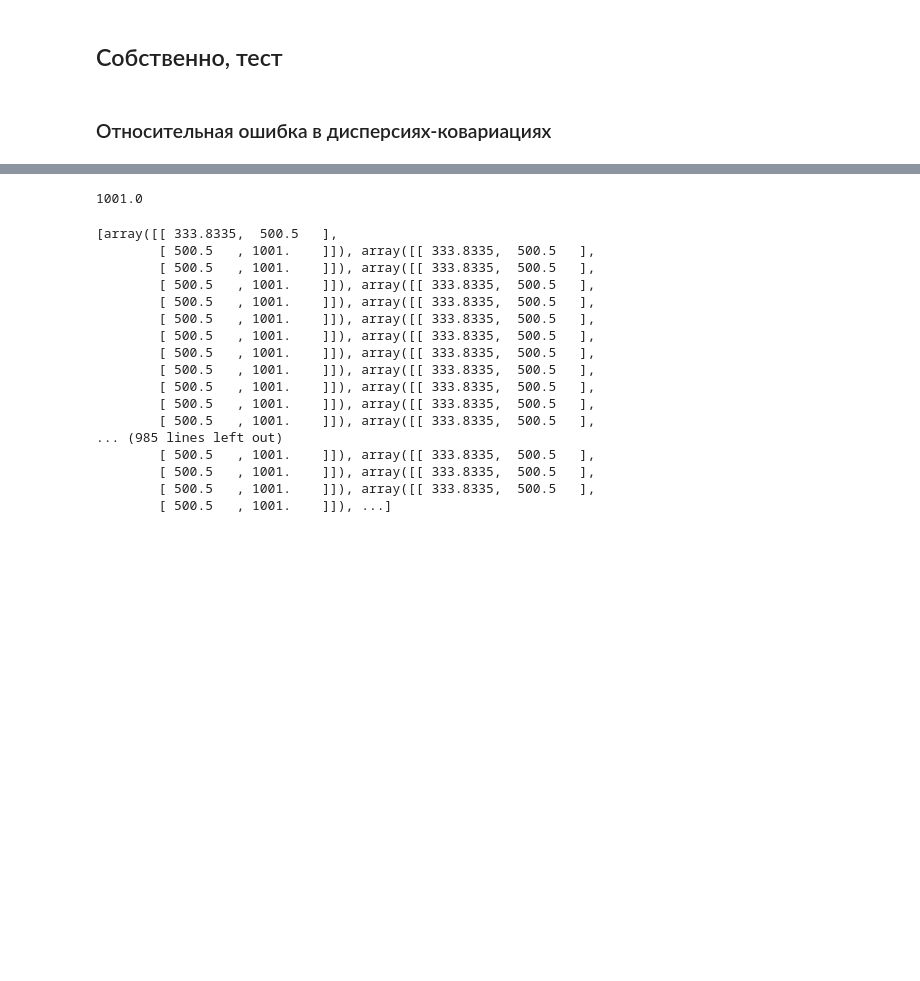
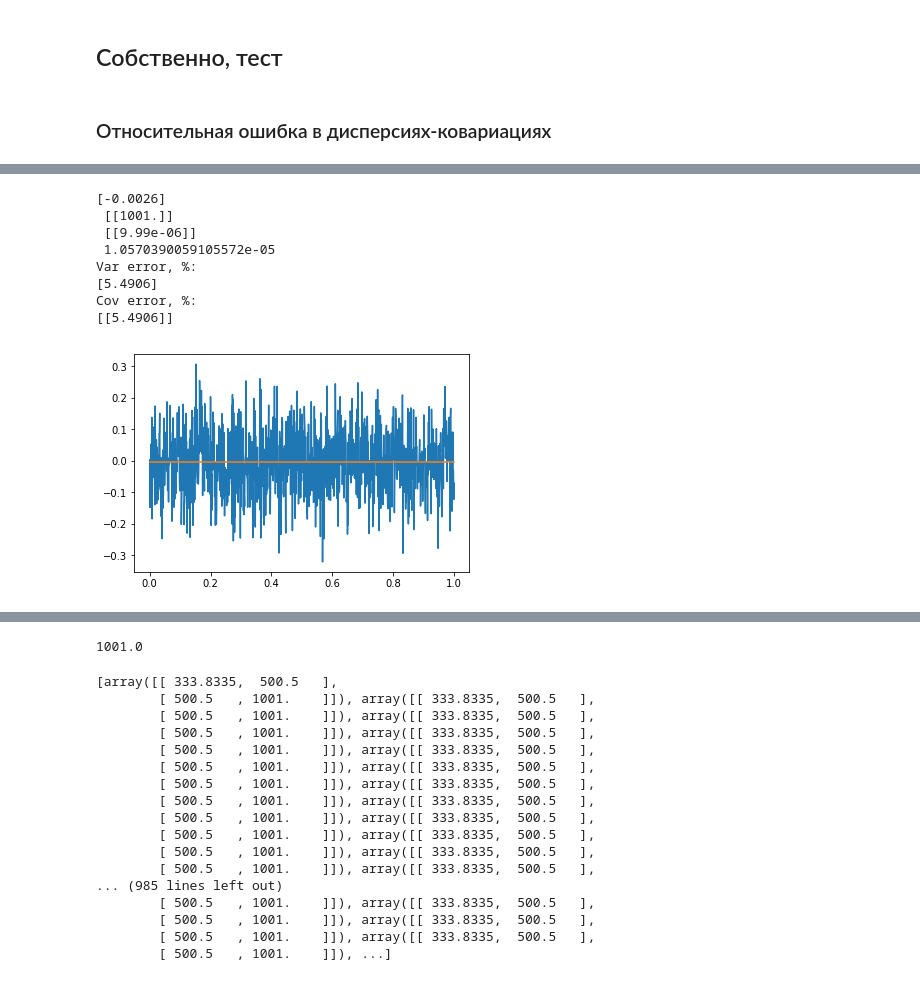
Before and after one commit to vdrhtc/Computer-vision-paper, a Jupyter notebook: Testing Cramer-Rao.ipynb, the cells around one changed output, grey strips where cells are left out. Saved outputs shown, nothing was run; the diff lists cells and outputs as text; code cells hidden in the pictures; blank space fills up the shorter version.

```diff
--- a/Testing Cramer-Rao.ipynb
+++ b/Testing Cramer-Rao.ipynb
@@ -132,7 +141,7 @@ def fit(model_name, X, data):
     args = (model_name, X, data)
     x0 = array(params[model_name]).copy()
     for idx in range(len(x0)):
-        x0[idx] *= random.RandomState(1).normal(loc=1, scale=0.0001)
+        x0[idx] *= random.normal(loc=1, scale=0.01)
 
     return minimize(loss_function, x0, args = args, method = "Nelder-Mead")
 
@@ -361,5 +351,6 @@ NOP = 1001
 sigma = .1
 model_name = "gau"
 set_scales()
-# results_gau, hessians_gau = monte_carlo_test()
+results_gau, hessians_gau, losses = monte_carlo_test()
 compare(results_gau, True)
+# %% [output]
@@ -365,0 +358,9 @@ compare(results_gau, True)
+[-0.0026]
+ [[1001.]]
+ [[9.99e-06]]
+ 1.0570390059105572e-05
+Var error, %:
+[5.4906]
+Cov error, %:
+[[5.4906]]
+[figure, added]
```
Also changed, not shown: parts of 13 cells of this notebook, 6 other files.
